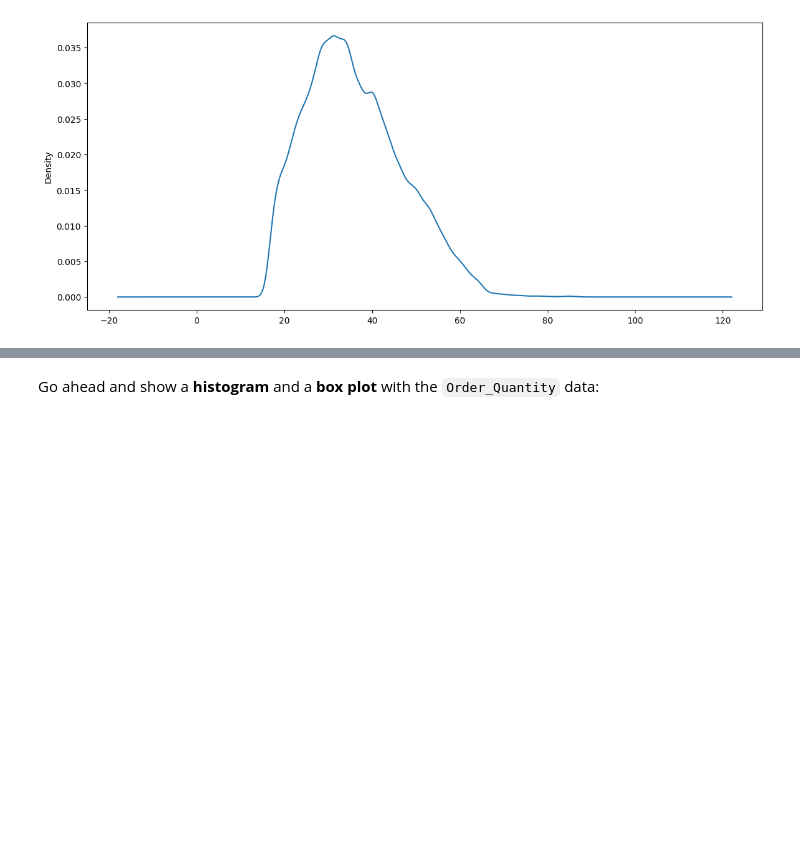
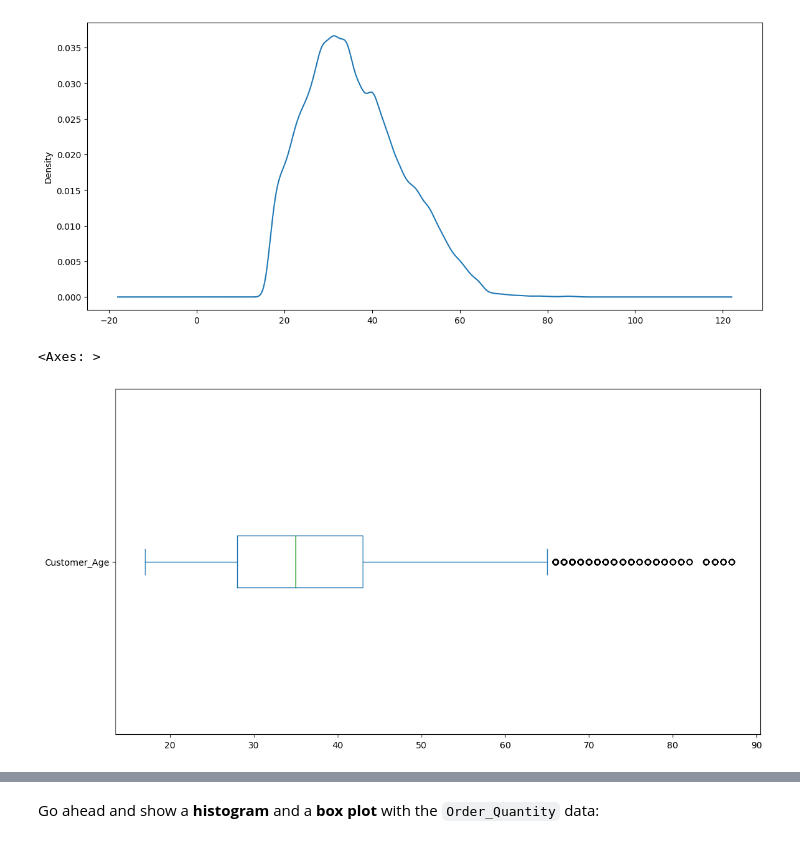
Before and after one commit to nila-novita/FreeCodeCamp-Pandas-Real-Life-Example, a Jupyter notebook: Exercises_1.ipynb, the cells around one changed output, grey strips where cells are left out. Saved outputs shown, nothing was run; the diff lists cells and outputs as text; code cells hidden in the pictures; blank space fills up the shorter version.

```diff
--- a/Exercises_1.ipynb
+++ b/Exercises_1.ipynb
@@ -70,6 +70,11 @@ sales['Customer_Age'].plot(kind='kde', figsize=(14,6))
 # %% [output]
 <Axes: ylabel='Density'>
 [figure]
+# %%
+sales.Customer_Age.plot(kind='box', vert = False, figsize = (13,7)) # poistion horizontal
+# %% [output]
+<Axes: >
+[figure, added]
 # %%
 sales['Customer_Age'].plot(kind='box', vert=False, figsize=(14,6))
 # %% [markdown]
```
